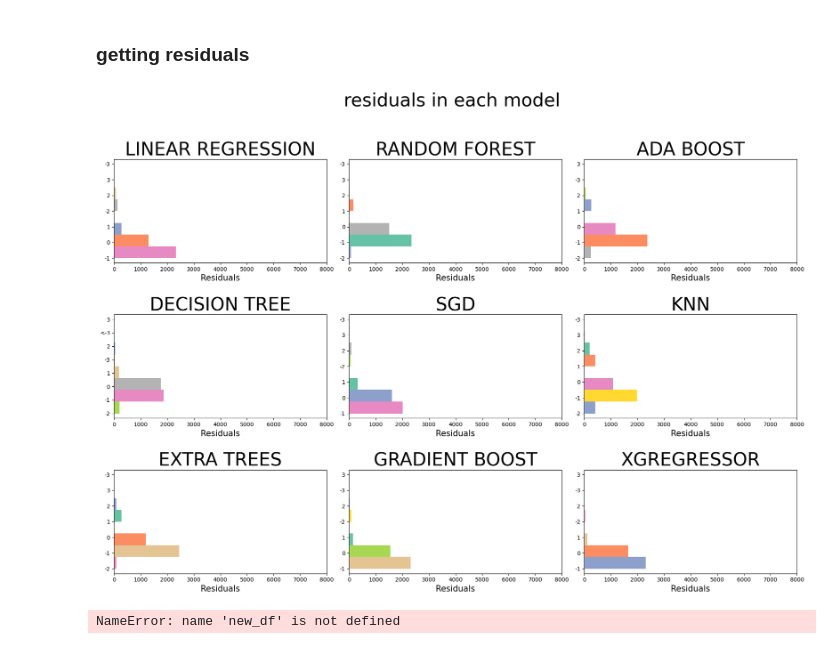
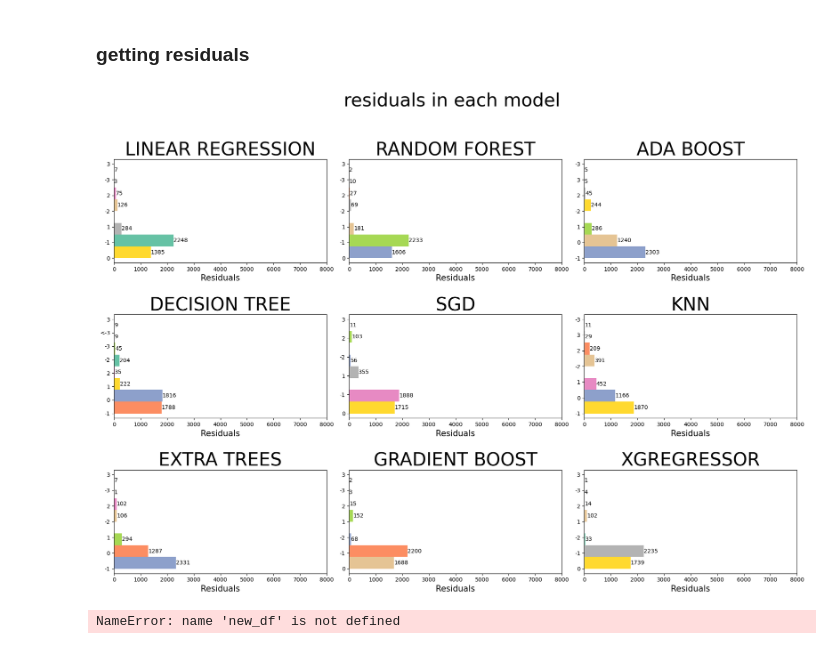
Before and after one commit to leofrio/california-house-pricing-model-comparrison-leo, a Jupyter notebook: californiapricing.ipynb, the cells around one changed output. Saved outputs shown, nothing was run; the diff lists cells and outputs as text; code cells hidden in the pictures.

```diff
--- a/californiapricing.ipynb
+++ b/californiapricing.ipynb
@@ -792,7 +792,7 @@ for pKey in predictions.keys():
                     '3'
                 ]
     df_residuals[pKey + '_RANGE']=np.select(s_conditions, s_choices, default='Error')
-    df_residuals[pKey + '_RANGE']=pd.Categorical(df_residuals[pKey + '_RANGE'], categories=s_choices, ordered=True)
+    df_residuals[pKey + '_RANGE']=pd.Categorical(df_residuals[pKey + '_RANGE'], categories=s_choices[::1], ordered=True,)
 m_keys=list(models.keys())
 axel=np.zeros(len(m_keys))
 cm = sns.color_palette('Set2', n_colors=8)
@@ -802,36 +802,38 @@ for i in range(dimX):
         patches=[]
         #ax[i,j].plot(y_test,predictions[m_keys[oneDIndex]],"o")
         residuals = y_test - predictions[m_keys[oneDIndex]]
         # new_df=[]
         # new_df=pd.DataFrame(df_residuals[m_keys[oneDIndex] +'_RANGE'].value_counts())
         N, bins, patches=ax[i,j].hist(x=df_residuals[m_keys[oneDIndex] +'_RANGE'],bins=8,orientation='horizontal')
         used=[]
         for k in range(0,len(patches)):
             index = rd.randint(0,len(patches)-1)
             height = patches[k].get_width()
             while index == -1  or index in used:
                 index = rd.randint(0,len(patches)-1)
             used.append(index)
             patches[k].set_facecolor(cm[index])
-            # if height > 0:
-            #     ax[i,j].text(patches[k].get_y() + patches[k].get_height() / 2., height, f'{int(height)}', ha='center', va='bottom')
+        for k, rect in enumerate(patches):
+            height = rect.get_width()
+            if height > 0:
+                ax[i, j].text(height, rect.get_y() + rect.get_height() / 2., f'{int(height)}', va='center')
         ax[i,j].set_title(m_keys[oneDIndex],size=33)
         # ax[i,j].set_ylim(0, )
         ax[i,j].set_xlabel("Residuals",size=15)
         max_residual = max(abs(residuals))
         ax[i, j].set_xlim(0, 8000)
         # ax[i,j].set_xbound(lower=0,upper=10)
         # centerish=ax[i,j].get_xbound()[1]/2
         # centerishY=ax[i,j].get_ybound()[1]/2
         # ax[i,j].text(x=centerish-13,y=-centerishY/2.5,s=("R2:%f" % float(auxdic[oneDIndex][1])),ma="center")
 
 fig.align_labels()
 fig.tight_layout()
 fig.subplots_adjust(top=0.85,hspace=0.5)
 plt.savefig('./images/residuals-by-model.png')
 plt.show()
 # %% [output]
-[figure, old version]
+[figure, new version]
 # %%
 new_df
 # %% [output]
```
Also changed, not shown: parts of 20 cells of this notebook, 6 other files.
